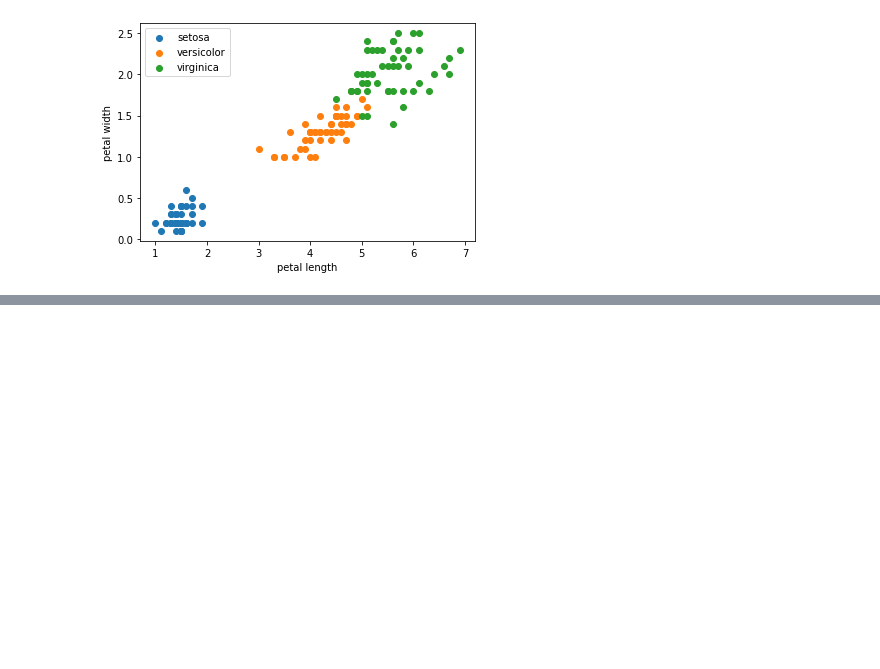
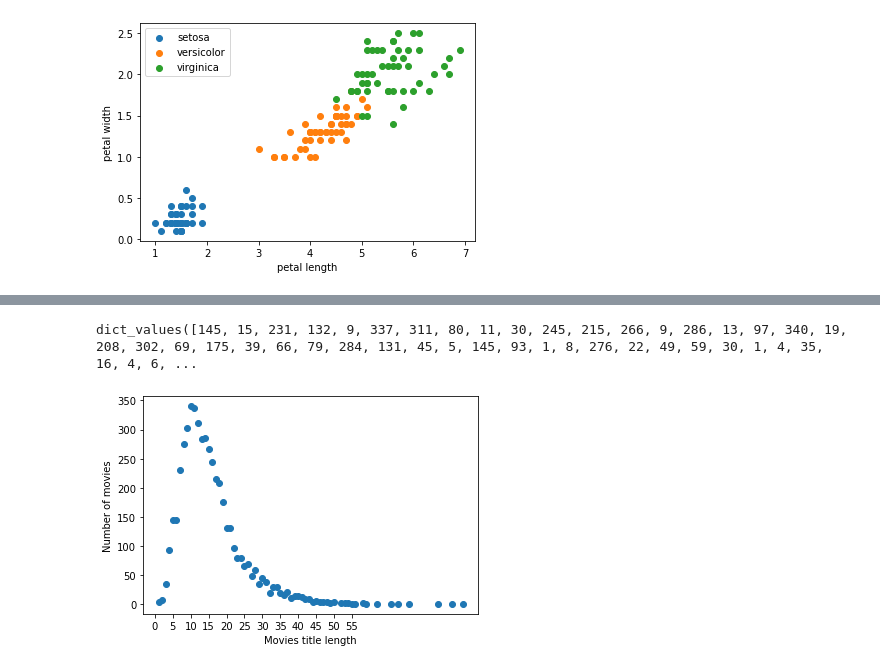
Before and after one commit to kumarshobhit/Python-master-course, a Jupyter notebook: DataScience/Matplotlib.ipynb, the cells around one changed output, grey strips where cells are left out. Cells and saved outputs as stored; diff of their text form; code cells hidden in the pictures; blank space fills up the shorter version.

```diff
--- a/DataScience/Matplotlib.ipynb
+++ b/DataScience/Matplotlib.ipynb
@@ -442,0 +500,22 @@ plt.show()
+# %%
+len_dict={}
+for i in movie["title_length"]:
+    if len_dict.get(i) is None:
+        len_dict[i]=1
+    else :
+        len_dict[i]+=1
+# %%
+len_dict.keys()
+len_dict.values()
+# %% [output]
+dict_values([145, 15, 231, 132, 9, 337, 311, 80, 11, 30, 245, 215, 266, 9, 286, 13, 97, 340, 19, 208, 302, 69, 175, 39, 66, 79, 284, 131, 45, 5, 145, 93, 1, 8, 276, 22, 49, 59, 30, 1, 4, 35, 16, 4, 6, ...
+# %%
+x=len_dict.keys()
+y=len_dict.values()
+plt.scatter(x,y)
+plt.xticks(range(0,60,5))
+plt.xlabel("Movies title length")
+plt.ylabel("Number of movies")
+plt.show()
+# %% [output]
+[figure, added]
```
Also changed, not shown: parts of 16 cells of this notebook.
